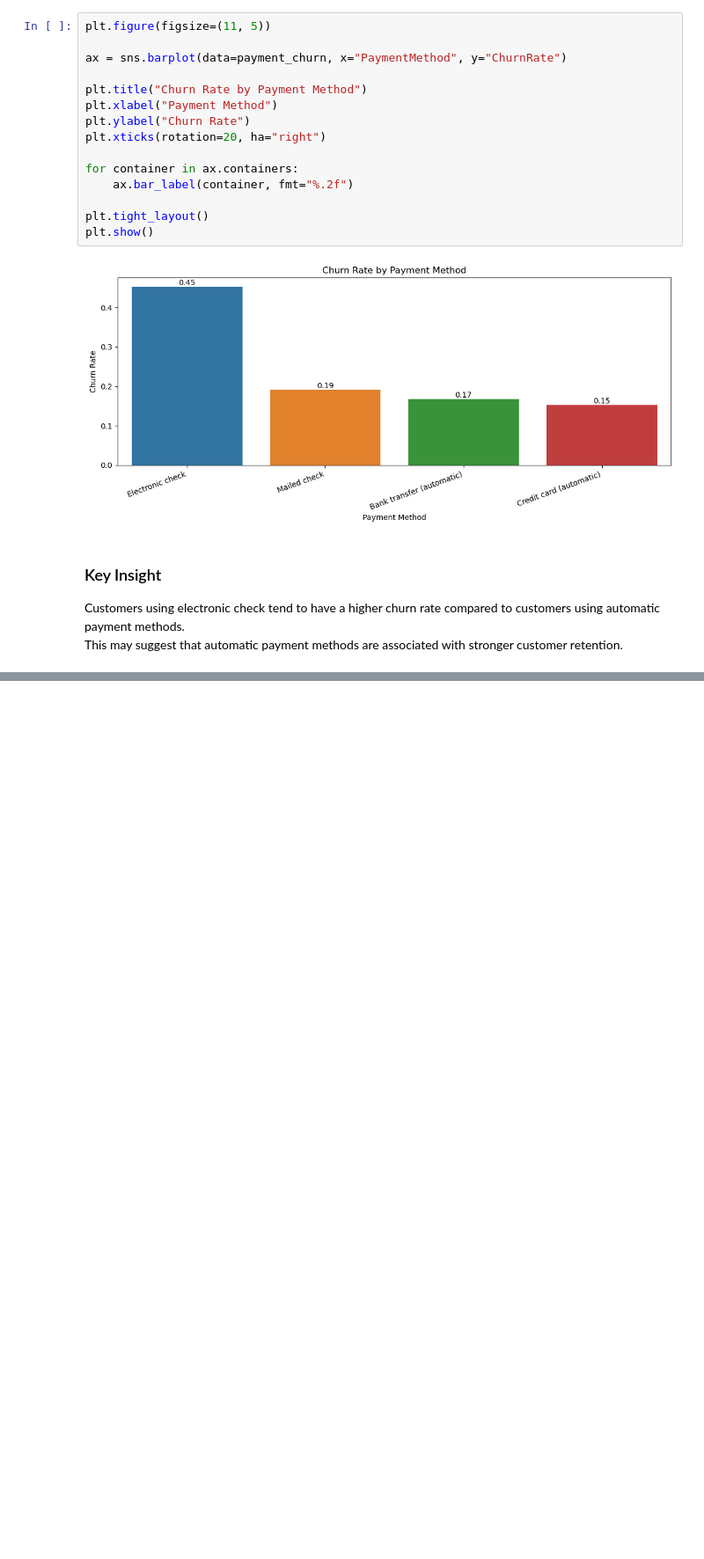
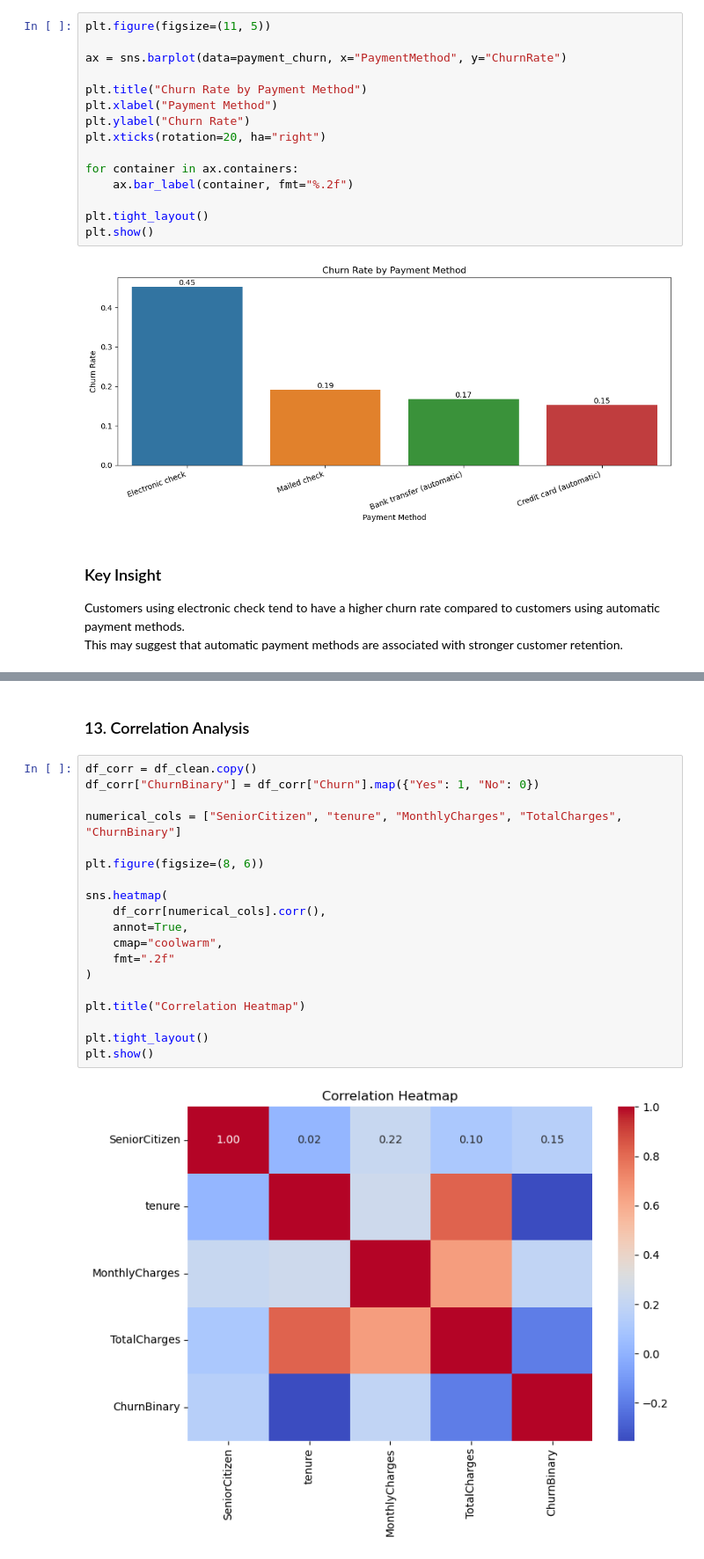
Before and after one commit to ChiBao-v/Customer-Churn-Prediction-System, a Jupyter notebook: notebooks/eda_customer_churn_analysis.ipynb, the cells around one changed output, grey strips where cells are left out. Shown at 88% size. Drawn from its saved outputs; the diff is of its cells as text; blank space fills up the shorter version.

```diff
--- a/notebooks/eda_customer_churn_analysis.ipynb
+++ b/notebooks/eda_customer_churn_analysis.ipynb
@@ -331,0 +440,23 @@ This may suggest that automatic payment methods are associated with stronger cus
+# %% [markdown]
+### 13. Correlation Analysis
+# %%
+df_corr = df_clean.copy()
+df_corr["ChurnBinary"] = df_corr["Churn"].map({"Yes": 1, "No": 0})
+
+numerical_cols = ["SeniorCitizen", "tenure", "MonthlyCharges", "TotalCharges", "ChurnBinary"]
+
+plt.figure(figsize=(8, 6))
+
+sns.heatmap(
+    df_corr[numerical_cols].corr(),
+    annot=True,
+    cmap="coolwarm",
+    fmt=".2f"
+)
+
+plt.title("Correlation Heatmap")
+
+plt.tight_layout()
+plt.show()
+# %% [output]
+[figure, added]
```
Also changed, not shown: parts of 15 cells of this notebook.
